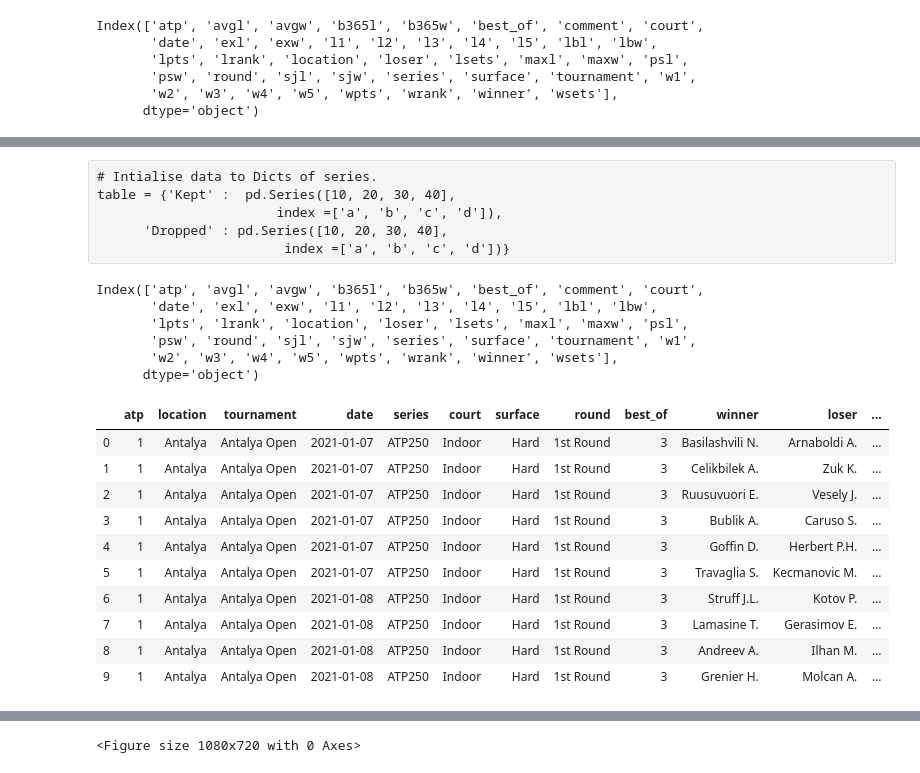
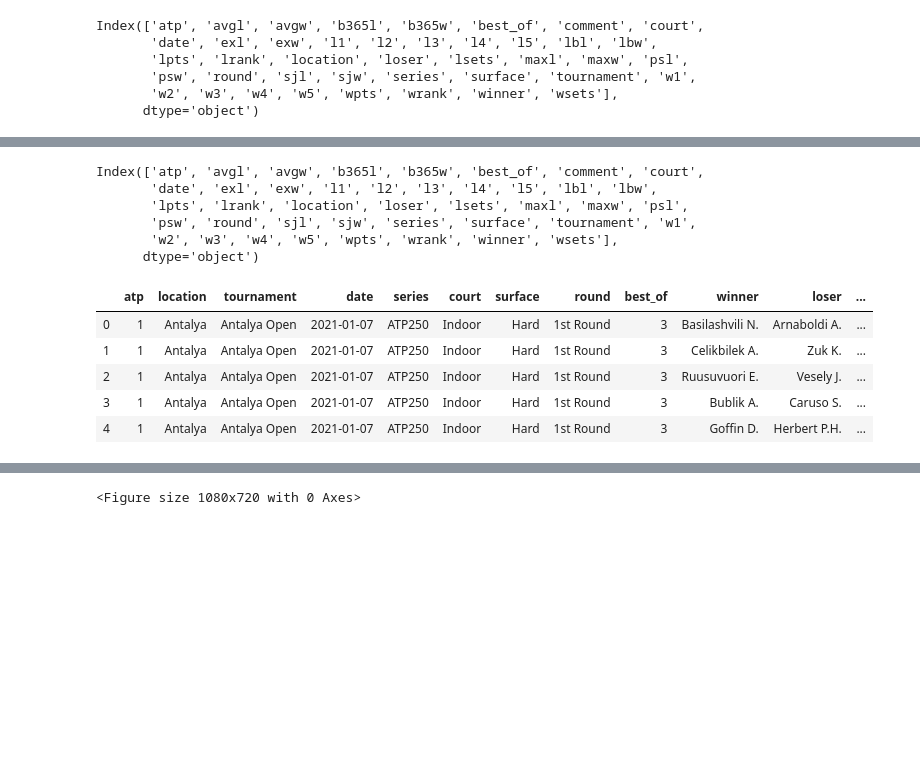
Before and after one commit to CommanderPoe/tennis-prediction, a Jupyter notebook: tennis-prediction.ipynb, the cells around one changed output, grey strips where cells are left out. Cells and saved outputs as stored; diff of their text form; code cells hidden in the pictures; blank space fills up the shorter version.

```diff
--- a/tennis-prediction.ipynb
+++ b/tennis-prediction.ipynb
@@ -271,8 +242,2 @@ print(df)
-# %% [raw]
-# Intialise data to Dicts of series.
-table = {'Kept' :  pd.Series([10, 20, 30, 40],
-                       index =['a', 'b', 'c', 'd']),
-      'Dropped' : pd.Series([10, 20, 30, 40],
-                        index =['a', 'b', 'c', 'd'])}
 # %%
 # Dropping unnecesary columns for our analysis
@@ -296,17 +263,12 @@ atp_copy= atp_copy[['atp', 'location', 'tournament', 'date', 'series', 'court',
        'w1', 'l1', 'w2', 'l2', 'w3', 'l3', 'wsets', 'lsets', 'comment',
        'b365w', 'b365l', 'avgw', 'avgl']]
 # %%
-atp_copy.head(10)
+atp_copy.head()
 # %% [output]
 |  | atp | location | tournament | date | series | court | surface | round | best_of | winner | loser | ... |
 | 0 | 1 | Antalya | Antalya Open | 2021-01-07 | ATP250 | Indoor | Hard | 1st Round | 3 | Basilashvili N. | Arnaboldi A. | ... |
 | 1 | 1 | Antalya | Antalya Open | 2021-01-07 | ATP250 | Indoor | Hard | 1st Round | 3 | Celikbilek A. | Zuk K. | ... |
 | 2 | 1 | Antalya | Antalya Open | 2021-01-07 | ATP250 | Indoor | Hard | 1st Round | 3 | Ruusuvuori E. | Vesely J. | ... |
 | 3 | 1 | Antalya | Antalya Open | 2021-01-07 | ATP250 | Indoor | Hard | 1st Round | 3 | Bublik A. | Caruso S. | ... |
 | 4 | 1 | Antalya | Antalya Open | 2021-01-07 | ATP250 | Indoor | Hard | 1st Round | 3 | Goffin D. | Herbert P.H. | ... |
-| 5 | 1 | Antalya | Antalya Open | 2021-01-07 | ATP250 | Indoor | Hard | 1st Round | 3 | Travaglia S. | Kecmanovic M. | ... |
-| 6 | 1 | Antalya | Antalya Open | 2021-01-08 | ATP250 | Indoor | Hard | 1st Round | 3 | Struff J.L. | Kotov P. | ... |
-| 7 | 1 | Antalya | Antalya Open | 2021-01-08 | ATP250 | Indoor | Hard | 1st Round | 3 | Lamasine T. | Gerasimov E. | ... |
-| 8 | 1 | Antalya | Antalya Open | 2021-01-08 | ATP250 | Indoor | Hard | 1st Round | 3 | Andreev A. | Ilhan M. | ... |
-| 9 | 1 | Antalya | Antalya Open | 2021-01-08 | ATP250 | Indoor | Hard | 1st Round | 3 | Grenier H. | Molcan A. | ... |
 # %%
```
Also changed, not shown: parts of 133 cells of this notebook, 1 other file.
